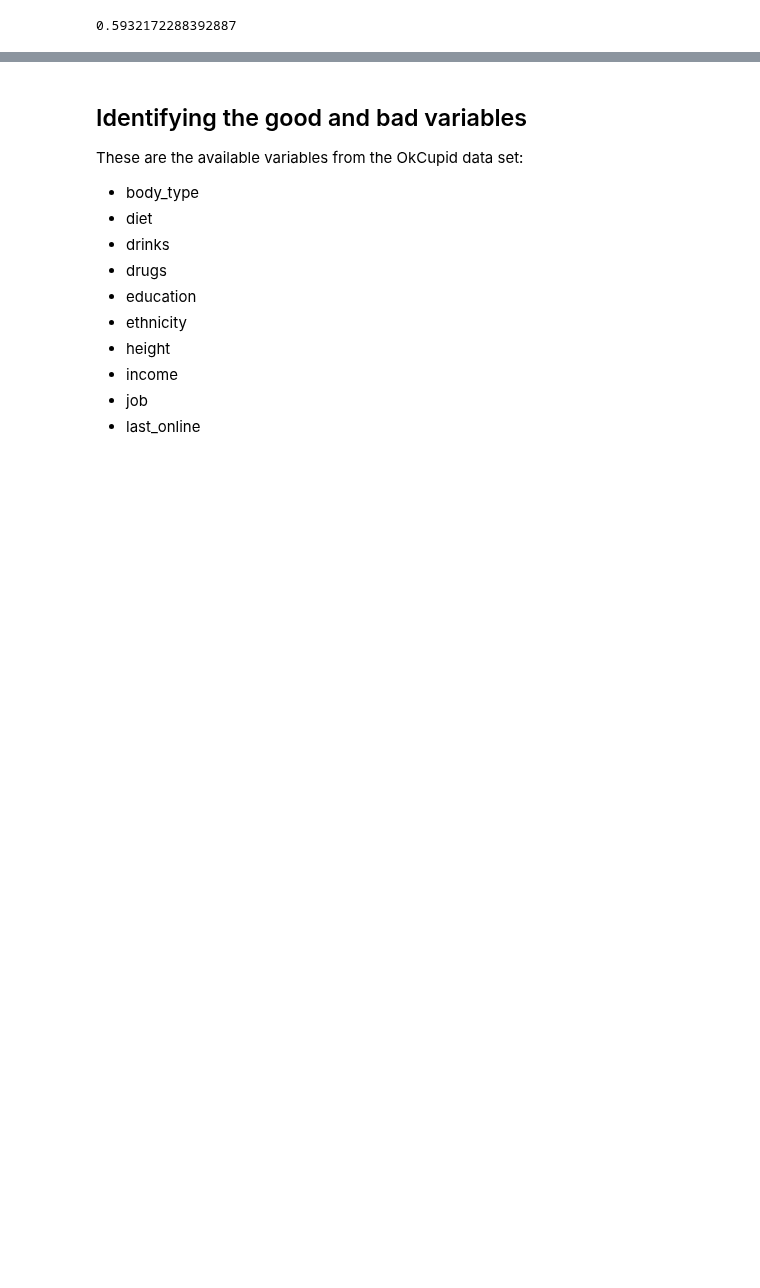
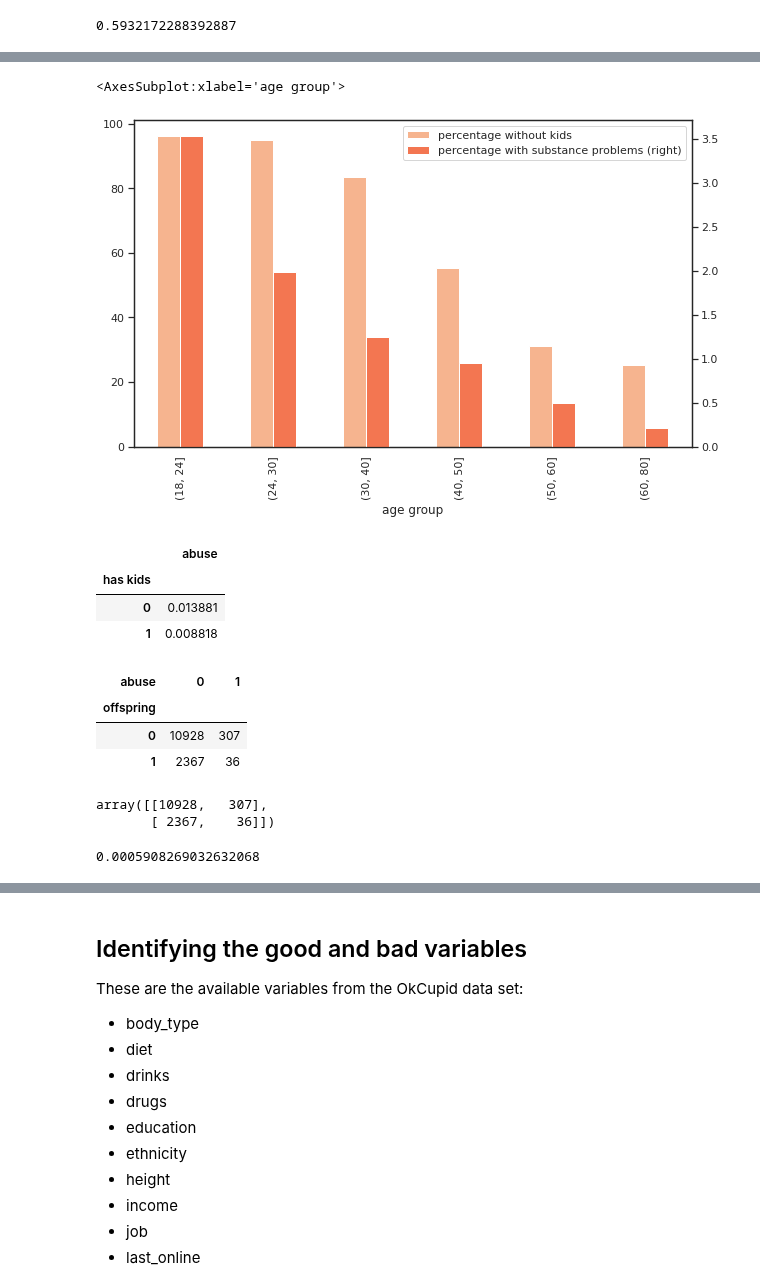
Before and after one commit to brunoarine/substance-problem-study, a Jupyter notebook: notebooks/project.ipynb, the cells around one changed output, grey strips where cells are left out. Saved outputs shown, nothing was run; the diff lists cells and outputs as text; code cells hidden in the pictures; blank space fills up the shorter version.

```diff
--- a/notebooks/project.ipynb
+++ b/notebooks/project.ipynb
@@ -122,0 +148,6 @@ df['offspring'].replace(['has a kid',
+# %%
+abuse_offspring = df.groupby("age_group")[["offspring", "abuse"]].mean()*100
+abuse_offspring["offspring"] = 100- abuse_offspring['offspring']
+abuse_offspring.columns = ["percentage without kids", "percentage with substance problems"]
+abuse_offspring.index.rename("age group", inplace=True)
+abuse_offspring
@@ -122,0 +163,5 @@ df['offspring'].replace(['has a kid',
+# %%
+abuse_offspring.plot(kind="bar", secondary_y="percentage with substance problems", figsize=(10,6))
+# %% [output]
+<AxesSubplot:xlabel='age group'>
+[figure, added]
@@ -122,0 +171,26 @@ df['offspring'].replace(['has a kid',
+# %%
+kids.rename_axis("has kids")
+# %% [output]
+|  | abuse |
+| has kids |  |
+| 0 | 0.013881 |
+| 1 | 0.008818 |
+# %%
+kids_cont = pd.crosstab(df_dummy['offspring'], df_dummy['abuse'],)
+kids_cont
+# %% [output]
+| abuse | 0 | 1 |
+| offspring |  |  |
+| 0 | 10928 | 307 |
+| 1 | 2367 | 36 |
+# %%
+np.array(kids_cont)
+# %% [output]
+array([[10928,   307],
+       [ 2367,    36]])
+# %%
+# Chi-square test of independence.
+c, p, dof, expected = chi2_contingency(kids_cont) # Print the p-value
+print(p)
+# %% [output]
+0.0005908269032632068
```
Also changed, not shown: parts of 23 cells of this notebook.
